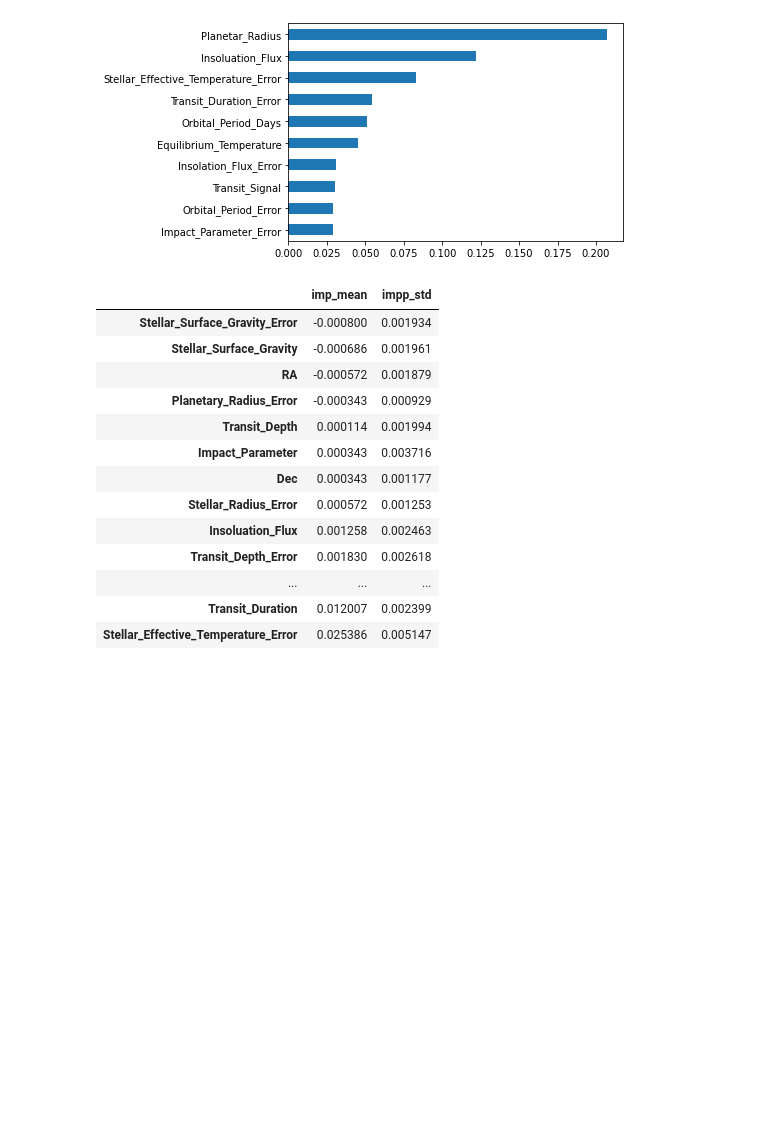
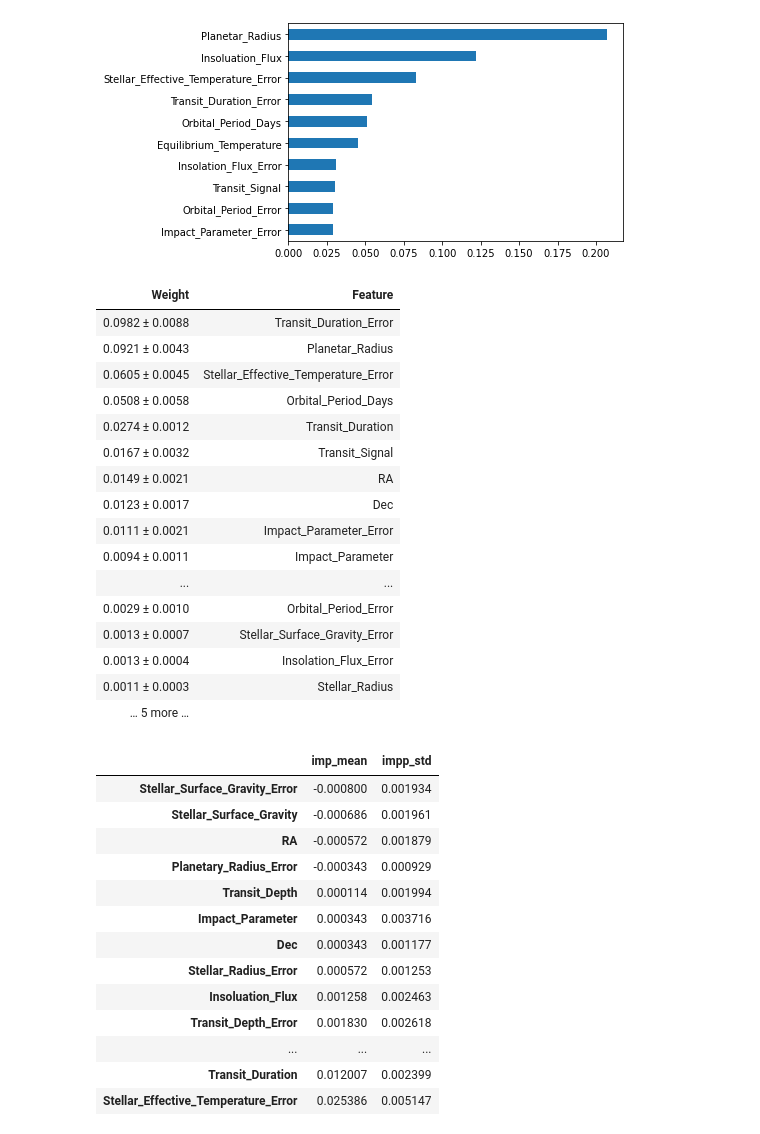
Before and after one commit to ChristopherKchilton/Kepler-Exoplanet-App, a Jupyter notebook: notebooks/Chris_Chilton_NASA_App.ipynb, the cells around one changed output. Cells and saved outputs as stored; diff of their text form; code cells hidden in the pictures; blank space fills up the shorter version.

```diff
--- a/notebooks/Chris_Chilton_NASA_App.ipynb
+++ b/notebooks/Chris_Chilton_NASA_App.ipynb
@@ -398,6 +344,29 @@ data = {'imp_mean': perm_imp['importances_mean'],
         'impp_std': perm_imp['importances_std']}
 
 importances = pd.DataFrame(data, index=X_val.columns).sort_values(by='imp_mean')
+# %%
+import eli5
+from eli5.sklearn import PermutationImportance
+perm = PermutationImportance(model_xgb, random_state=42).fit(X_train, y_train)
+eli5.show_weights(perm, feature_names=X_train.columns.tolist())
+# %% [output]
+| Weight | Feature |
+| 0.0982 ± 0.0088 | Transit_Duration_Error |
+| 0.0921 ± 0.0043 | Planetar_Radius |
+| 0.0605 ± 0.0045 | Stellar_Effective_Temperature_Error |
+| 0.0508 ± 0.0058 | Orbital_Period_Days |
+| 0.0274 ± 0.0012 | Transit_Duration |
+| 0.0167 ± 0.0032 | Transit_Signal |
+| 0.0149 ± 0.0021 | RA |
+| 0.0123 ± 0.0017 | Dec |
+| 0.0111 ± 0.0021 | Impact_Parameter_Error |
+| 0.0094 ± 0.0011 | Impact_Parameter |
+| ... | ... |
+| 0.0029 ± 0.0010 | Orbital_Period_Error |
+| 0.0013 ± 0.0007 | Stellar_Surface_Gravity_Error |
+| 0.0013 ± 0.0004 | Insolation_Flux_Error |
+| 0.0011 ± 0.0003 | Stellar_Radius |
+| … 5 more … |  |
 # %%
 importances['imp_mean'].tail(10).plot(kind='barh')
 
```
Also changed, not shown: parts of 12 cells of this notebook, 2 other files.
